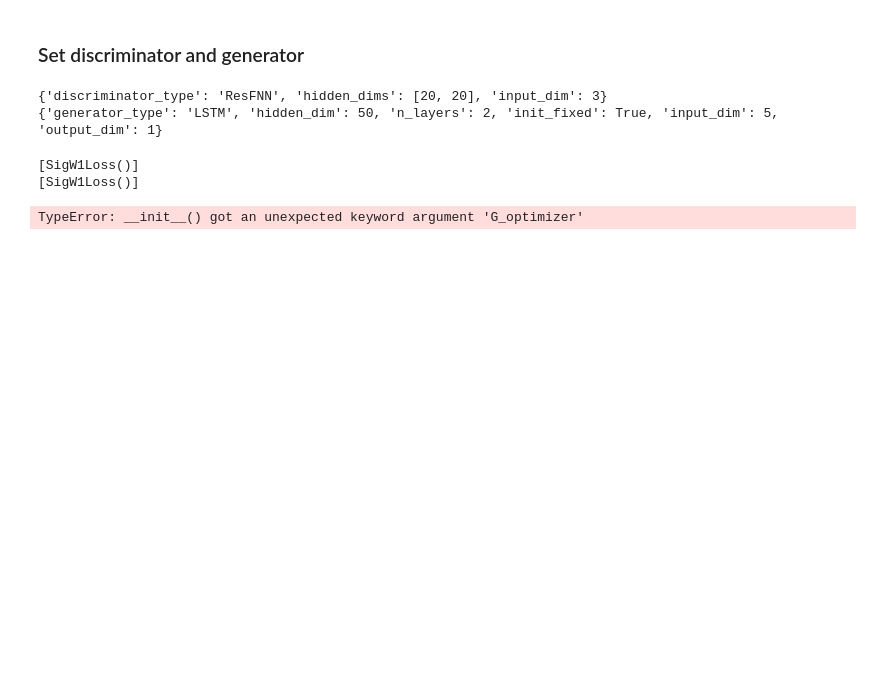
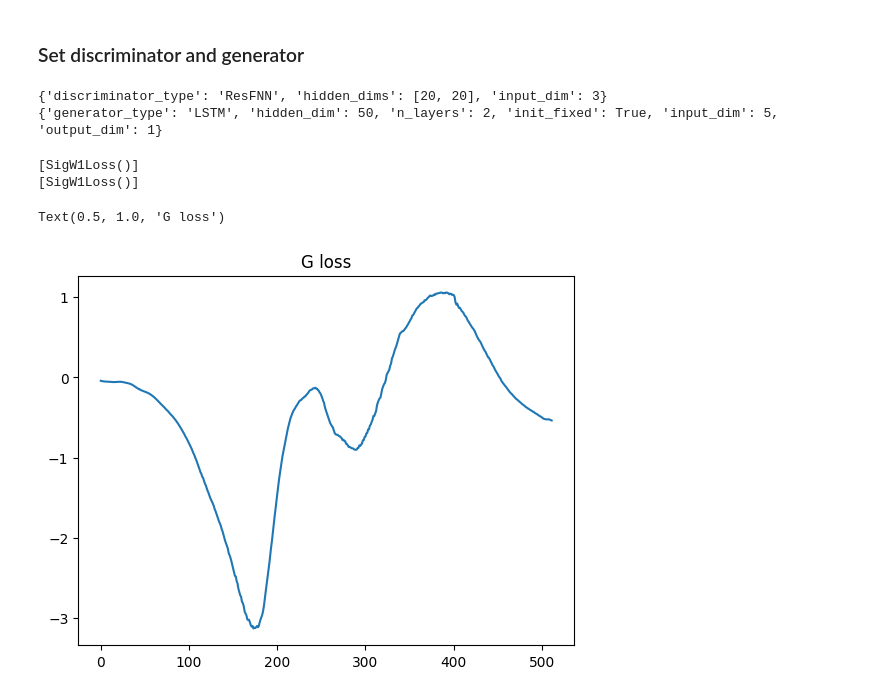
Before and after one commit to levi0206/Signature-GAN, a Jupyter notebook: wgan.ipynb, the cells around one changed output. Saved outputs shown, nothing was run; the diff lists cells and outputs as text; code cells hidden in the pictures; blank space fills up the shorter version.

```diff
--- a/wgan.ipynb
+++ b/wgan.ipynb
@@ -19,8 +22,8 @@ from lib.plot import plot_test_metrics
 ### Hyperparameter
 # %%
 wgan_config = {
-    'batch_size' : 1024,
-    'epoch' : 256,
+    'batch_size' : 16,
+    'epoch' : 512,
     'lr_generator' : 5e-4,
     'lr_discriminator' : 5e-4,
     'discriminator_steps_per_generator_step' : 3,
@@ -193,15 +221,17 @@ print(test_metrics_test)
 [SigW1Loss()]
 [SigW1Loss()]
 # %%
-WGAN = WGANTrainer(D, G,
+WGAN = WGAN(D, G,
                    x_real=x_real_rolled,
                    test_metrics_train=test_metrics_train,
                    test_metrics_test=test_metrics_test,
                    **wgan_config
 )
 WGAN.fit(device=wgan_config['device'])
-# %% [output]
-TypeError: __init__() got an unexpected keyword argument 'G_optimizer'
 # %%
-plt.plot(WGAN.losses_history['G_loss'], label="G_loss")
+plt.plot(WGAN.losses_history['G_loss'])
+plt.title("G loss")
+# %% [output]
+Text(0.5, 1.0, 'G loss')
+[figure, added]
 # %%
```
Also changed, not shown: parts of 6 cells of this notebook, 1 other file.
